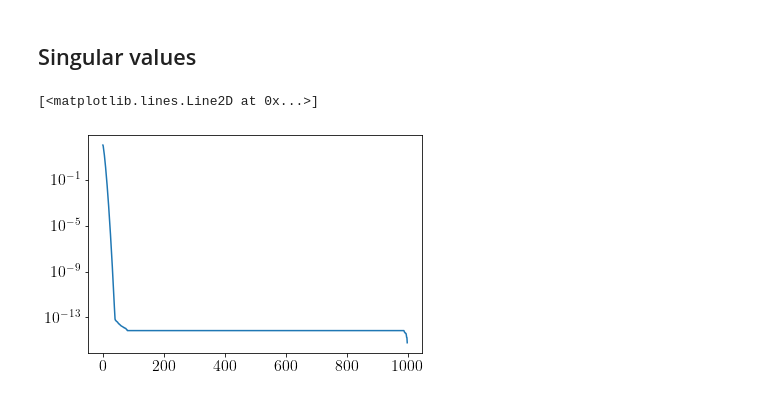
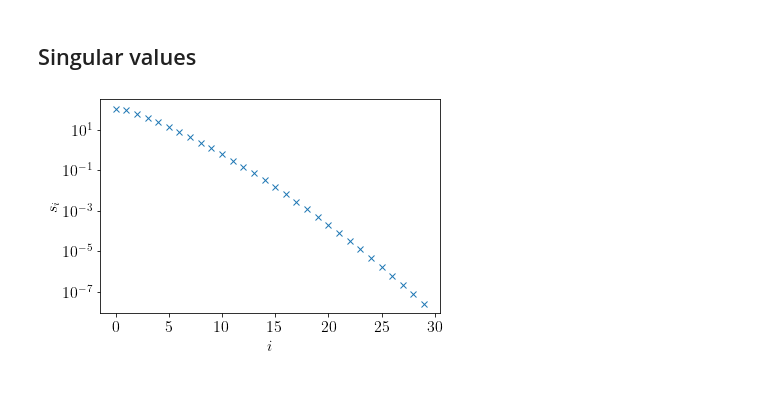
Before and after one commit to shinaoka/numerical_recipes_many_body_physics, a Jupyter notebook: section5.ipynb, the cells around one changed output. Drawn from its saved outputs; the diff is of its cells as text; code cells hidden in the pictures.

```diff
--- a/section5.ipynb
+++ b/section5.ipynb
@@ -115,7 +126,10 @@ plt.plot(taus_mesh, np.abs(gtau-gtau_reconst), ls='', marker='x')
 ## Singular values
 # %%
 u, s, vh = np.linalg.svd(kernel_val)
-plt.semilogy(s)
+plt.ylabel(r'$s_i$')
+plt.xlabel(r'$i$')
+plt.semilogy(s[:30], ls='', marker='x')
+plt.tight_layout()
+plt.savefig('kf_singular_vals.pdf', transparent=True)
 # %% [output]
-[<matplotlib.lines.Line2D at 0x...>]
-[figure, old version]
+[figure, new version]
```
Also changed, not shown: parts of 4 cells of this notebook, 2 other files.
